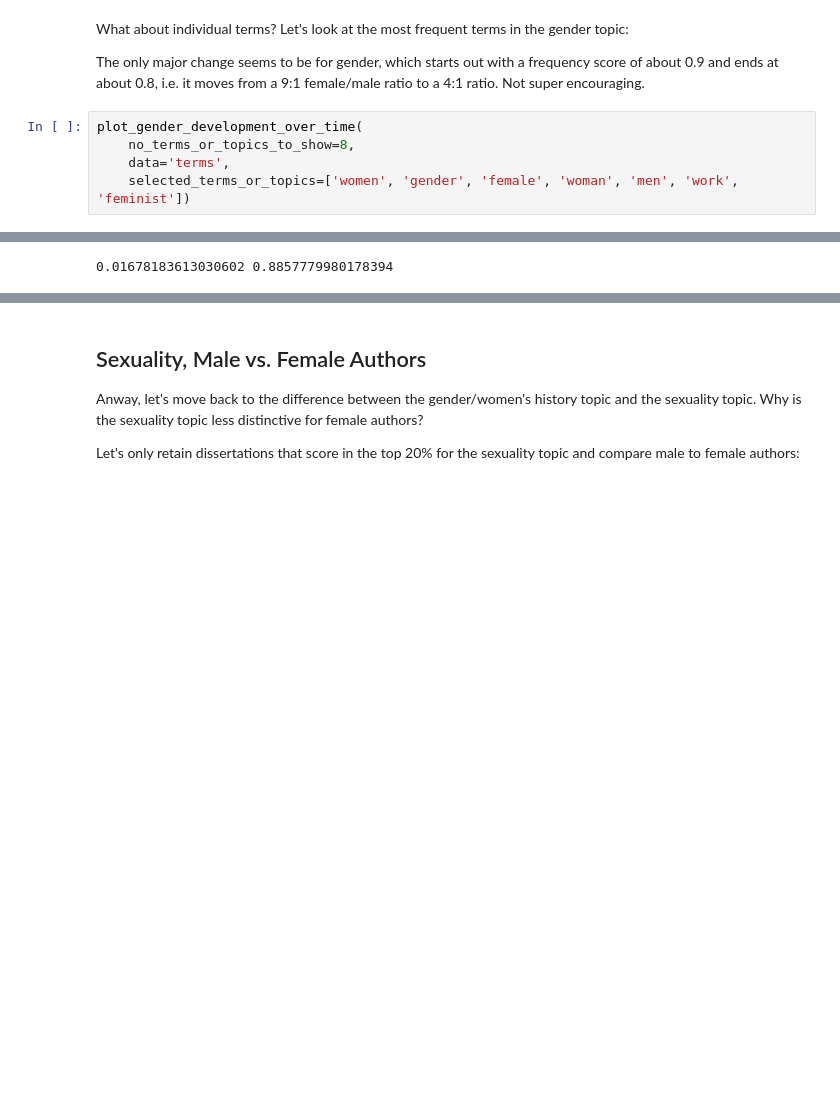
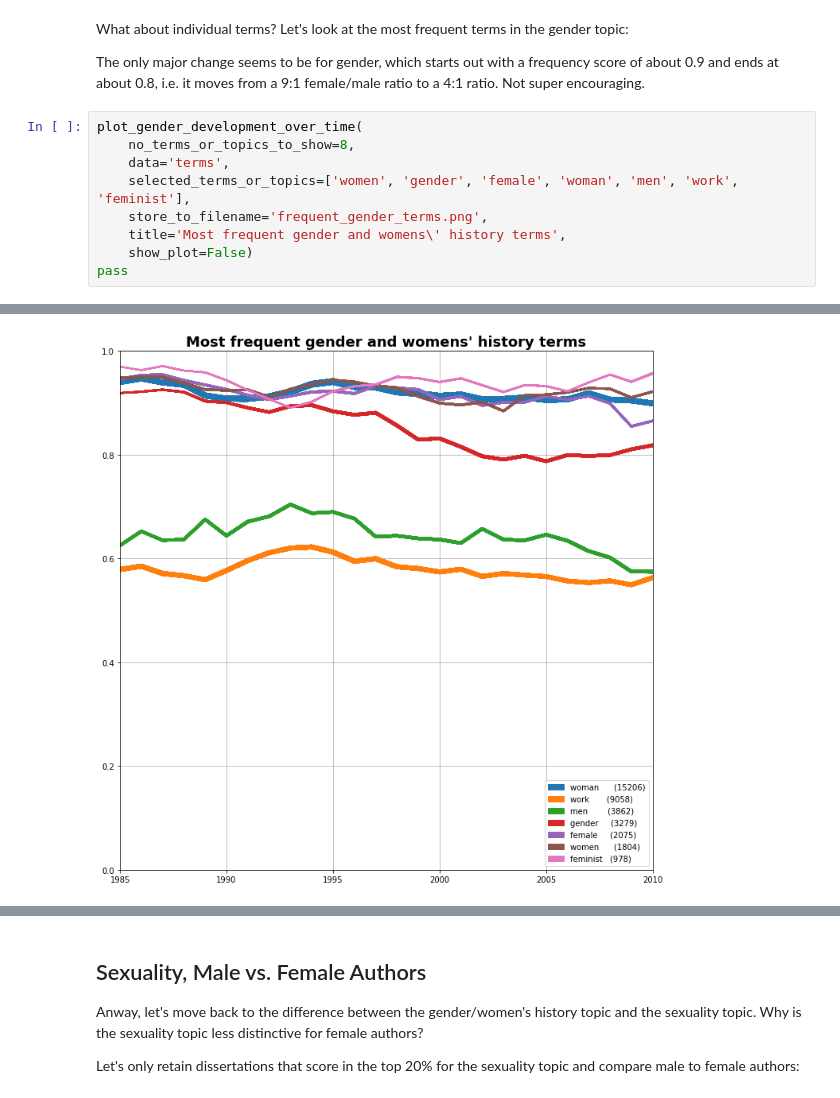
Before and after one commit to harel-coffee/gender_history-auto, a Jupyter notebook: divergence_analysis.ipynb, the cells around one changed output, grey strips where cells are left out. Saved outputs shown, nothing was run; the diff lists cells and outputs as text; blank space fills up the shorter version.

```diff
--- a/divergence_analysis.ipynb
+++ b/divergence_analysis.ipynb
@@ -407,5 +409,9 @@ The only major change seems to be for gender, which starts out with a frequency
 plot_gender_development_over_time(
     no_terms_or_topics_to_show=8,
     data='terms',
-    selected_terms_or_topics=['women', 'gender', 'female', 'woman', 'men', 'work', 'feminist'])
+    selected_terms_or_topics=['women', 'gender', 'female', 'woman', 'men', 'work', 'feminist'],
+    store_to_filename='frequent_gender_terms.png',
+    title='Most frequent gender and womens\' history terms',
+    show_plot=False)
+pass
 # %% [output]
@@ -414 +418 @@ plot_gender_development_over_time(
-0.01678183613030602 0.8857779980178394
+[figure, added]
```
Also changed, not shown: parts of 4 cells of this notebook, 2 other files.
